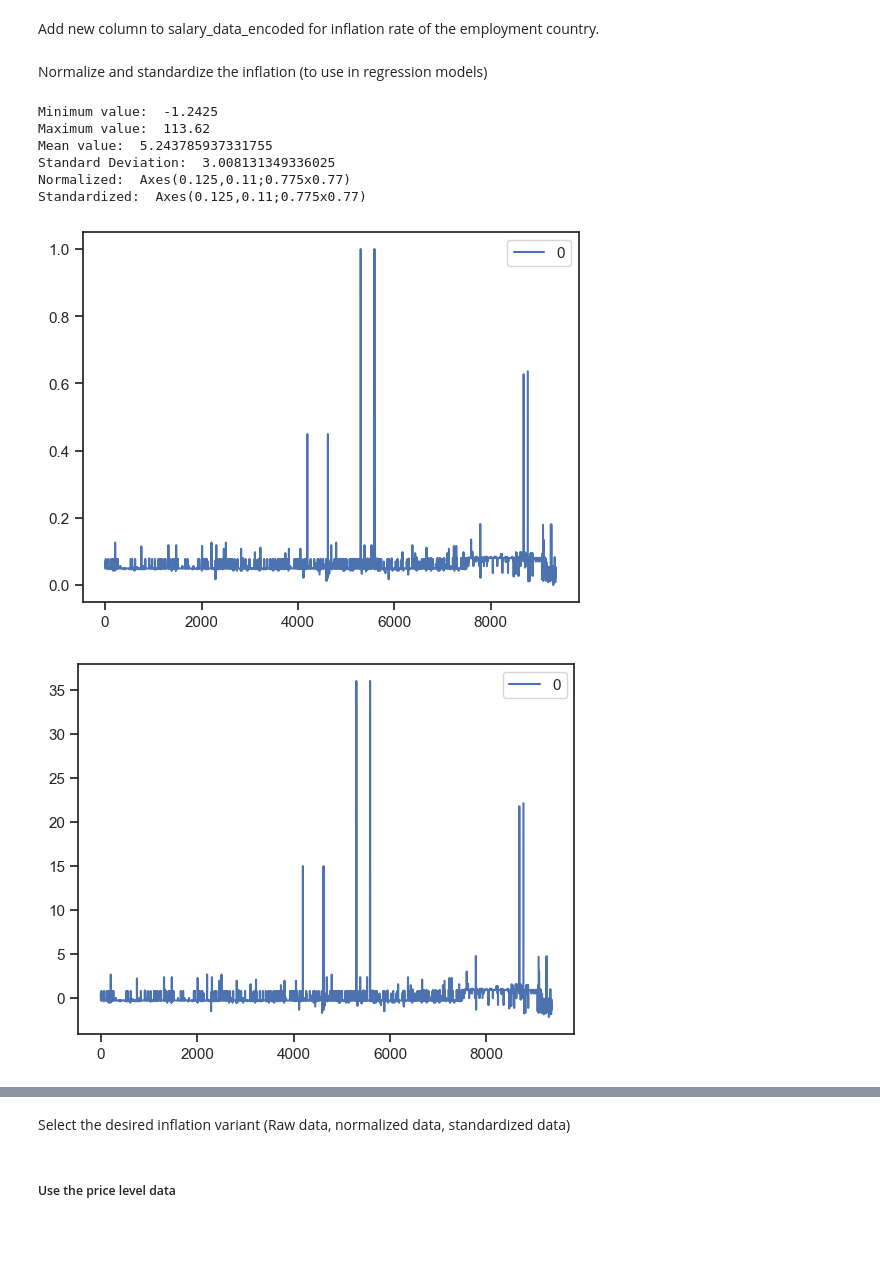
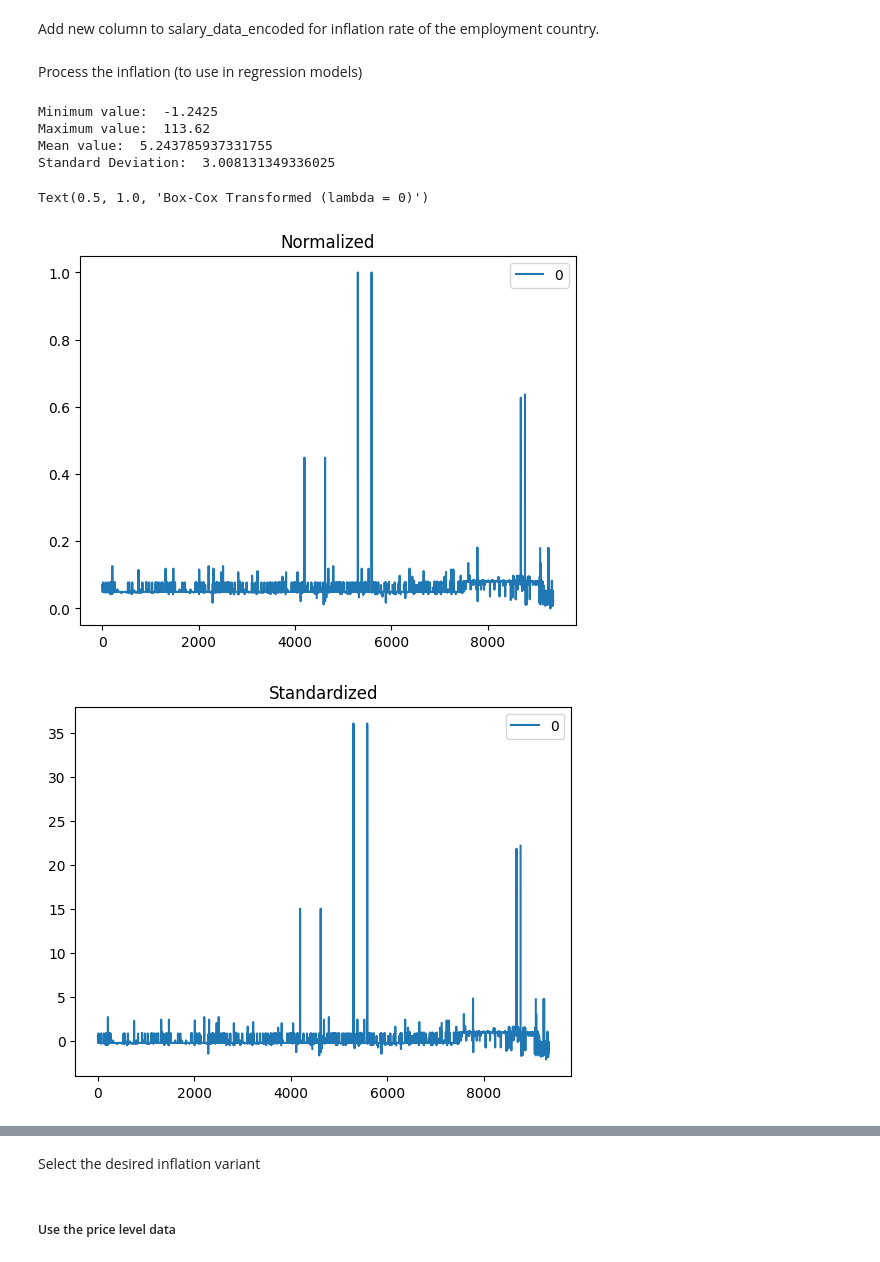
Before and after one commit to TheCrimsonNeV0/salary-data-project, a Jupyter notebook: project/report.ipynb, the cells around one changed output, grey strips where cells are left out. Saved outputs shown, nothing was run; the diff lists cells and outputs as text; code cells hidden in the pictures; blank space fills up the shorter version.

```diff
--- a/project/report.ipynb
+++ b/project/report.ipynb
@@ -34,3 +43,5 @@ from itertools import cycle
+# %%
+robust_scaler = RobustScaler()
 # %% [markdown]
 # Exploratory Data Analysis (EDA) and Data Processing
 # %% [markdown]
@@ -605,30 +623,54 @@ for data in salary_data.iterrows():
         inflations.append(np.nan)
     counter += 1
 # %% [markdown]
-Normalize and standardize the inflation (to use in regression models)
+Process the inflation (to use in regression models)
 # %%
 np_inflations = np.array(inflations)
 
+#Normalization
 min_value = np.nanmin(np_inflations)
 print("Minimum value: ", min_value)
 max_value = np.nanmax(np_inflations)
 print("Maximum value: ", max_value)
 normalized_inflations = (np_inflations - min_value) / (max_value - min_value)
 
+#Standardization
 mean_value = np.nanmean(np_inflations)
 print("Mean value: ", mean_value)
 std_dev = np.nanstd(np_inflations)
 print("Standard Deviation: ", std_dev)
 standardized_inflations = (np_inflations - mean_value) / std_dev
 
-print("Normalized: ", pd.DataFrame(normalized_inflations).plot())
-print("Standardized: ", pd.DataFrame(standardized_inflations).plot())
+#Robust Scaling
+robust_scaled_inflations = robust_scaler.fit_transform(np_inflations.reshape(-1, 1))
+robust_scaled_inflations = robust_scaled_inflations.flatten()
+
+#Log Transformation
+log_transformed_inflations = np.log1p(np_inflations)
+
+#Box-Cox Transformation
+lambda_value = 0
+boxcox_transformed_inflations = boxcox(np_inflations, lmbda=lambda_value)
+
+normalized_inflations_plot = pd.DataFrame(normalized_inflations).plot()
+normalized_inflations_plot.set_title("Normalized")
+
+standardized_inflations_plot = pd.DataFrame(standardized_inflations).plot()
+standardized_inflations_plot.set_title("Standardized")
+
+robust_scaled_inflations_plot = pd.DataFrame(robust_scaled_inflations).plot()
+robust_scaled_inflations_plot.set_title("Robust Scaled")
+
+log_transformed_inflations_plot =  pd.DataFrame(log_transformed_inflations).plot()
+log_transformed_inflations_plot.set_title("Log Transformed")
+
+boxcox_transformed_inflations_plot = pd.DataFrame(boxcox_transformed_inflations).plot()
+boxcox_transformed_inflations_plot.set_title("Box-Cox Transformed (lambda = 0)")
 # %% [output]
 Minimum value:  -1.2425
 Maximum value:  113.62
 Mean value:  5.243785937331755
 Standard Deviation:  3.008131349336025
-Normalized:  Axes(0.125,0.11;0.775x0.77)
-Standardized:  Axes(0.125,0.11;0.775x0.77)
+Text(0.5, 1.0, 'Box-Cox Transformed (lambda = 0)')
-[figure, old version]
+[figure, new version]
-[figure, old version]
+[figure, new version]
@@ -635,5 +680,5 @@ Standardized:  Axes(0.125,0.11;0.775x0.77)
 # %% [markdown]
-Select the desired inflation variant (Raw data, normalized data, standardized data)
+Select the desired inflation variant
 # %%
 salary_data_encoded = salary_data_encoded.assign(inflation_employment_year = standardized_inflations)
 # %% [markdown]
```
Also changed, not shown: parts of 19 cells of this notebook.
